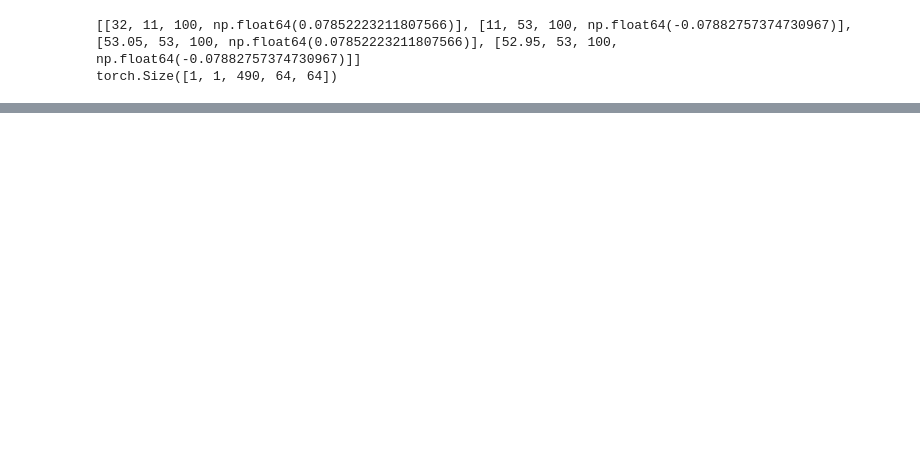
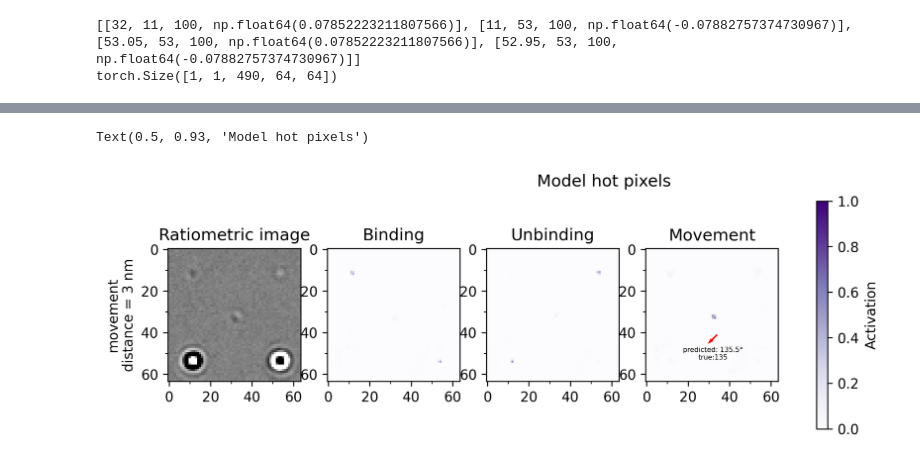
Before and after one commit to alexross-o/ml_mp, a Jupyter notebook: notebooks/eval_test.ipynb, the cells around one changed output, grey strips where cells are left out. Saved outputs shown, nothing was run; the diff lists cells and outputs as text; code cells hidden in the pictures; blank space fills up the shorter version.

```diff
--- a/notebooks/eval_test.ipynb
+++ b/notebooks/eval_test.ipynb
@@ -224,0 +441,52 @@ ax.set_
+# %%
+offset = 0.6
+
+events_doped2 = [
+    [11 + offset, 11 + offset, 100, m2c(100)],
+    [53 + offset, 11 + offset, 100, -m2c(100)],
+    [11 + offset, 53 + offset, 100, -m2c(3500)],
+    [53 + offset, 53 + offset, 100, m2c(3500)],
+]
+
+movement_dist = 3
+events = (
+    gen_movement_events(
+        centre=(32 + offset, 32 + offset),
+        distance=movement_dist,
+        theta=135 * np.pi / 180,
+    )
+    + events_doped2
+)
+images, heatmap, offset, orientation = sim_n_eval(events=events, model=model)
+# %%
+fig, axs = plt.subplots(1, 4, dpi=300, figsize=(10, 3))
+
+frame = 100 - navg
+
+axs[0].set_title("Ratiometric image")
+axs[1].set_title("Binding")
+axs[2].set_title("Unbinding")
+axs[3].set_title("Movement")
+
+axs[0].set_ylabel(f"movement\ndistance = {movement_dist} nm")
+
+axs[0].imshow(-images[frame], cmap="gray", vmin=-0.01, vmax=0.01)
+axs[1].imshow(heatmap[EventDetector.CLASS_BINDING][frame], vmin=0, vmax=1, cmap="Purples")
+axs[2].imshow(heatmap[EventDetector.CLASS_UNBINDING][frame], vmin=0, vmax=1, cmap="Purples")
+axs[3].imshow(heatmap[EventDetector.CLASS_MOVEMENT][frame], vmin=0, vmax=1, cmap="Purples")
+sel10 = heatmap[EventDetector.CLASS_MOVEMENT][frame] > 0.2
+cos10, sin10 = orientation[:, frame]
+plot_orientation_arrow(true_angle=135, ax=axs[3], x=32, y=43, cos=cos10[sel10][0], sin=sin10[sel10][0])
+
+plt.colorbar(mappable=axs[3].images[0], ax=axs, label="Activation")
+
+for ax in axs.flatten():
+    ax.xaxis.set_major_locator(MultipleLocator(20))
+    ax.yaxis.set_major_locator(MultipleLocator(20))
+    ax.xaxis.set_minor_locator(MultipleLocator(10))
+    ax.yaxis.set_minor_locator(MultipleLocator(10))
+
+fig.text(x=0.5, y=0.93, s="Model hot pixels", size=12)
+# %% [output]
+Text(0.5, 0.93, 'Model hot pixels')
+[figure, added]
```
Also changed, not shown: parts of 37 cells of this notebook.
